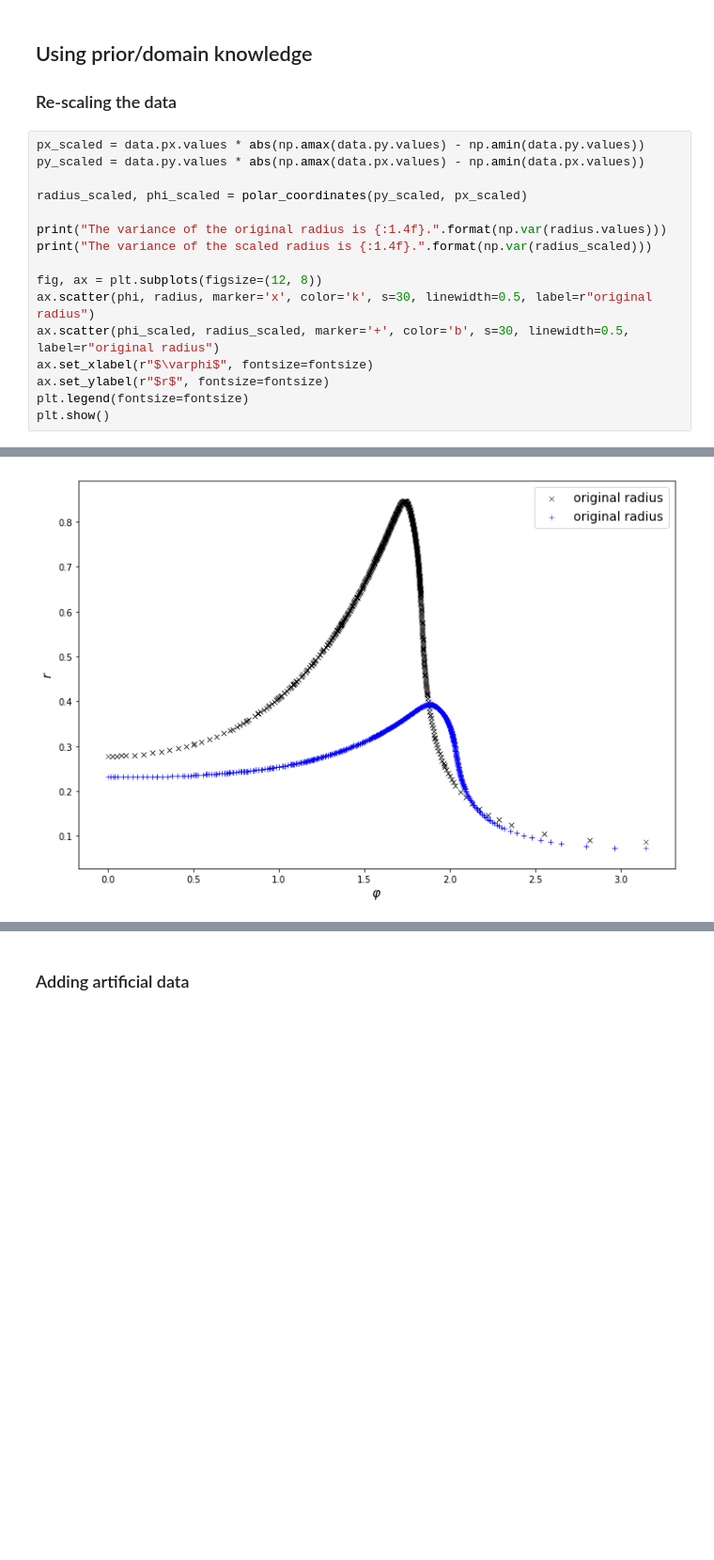
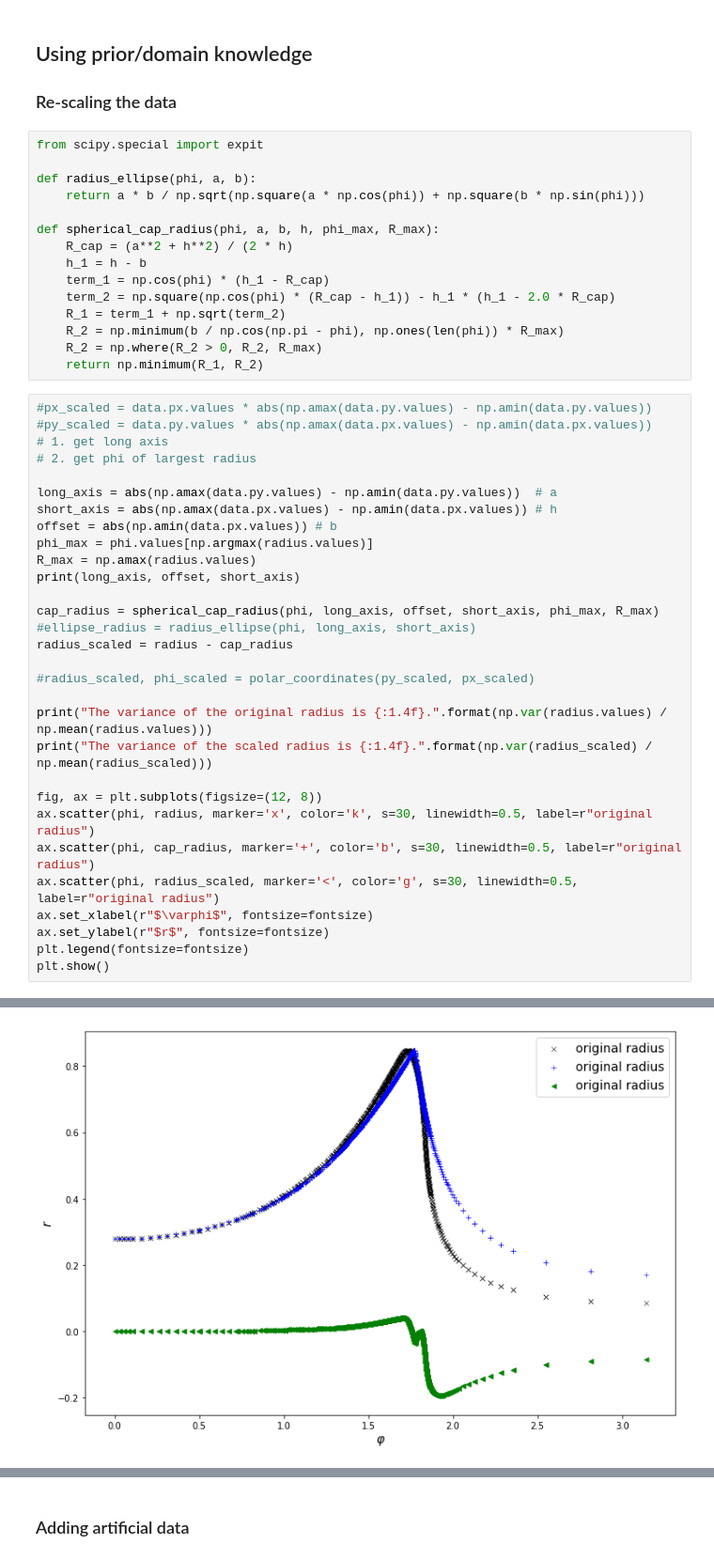
Before and after one commit to AndreWeiner/machine-learning-applied-to-cfd, a Jupyter notebook: notebooks/spherical_cap_shape_approximation.ipynb, the cells around one changed output, grey strips where cells are left out. Shown at 94% size. Saved outputs shown, nothing was run; the diff lists cells and outputs as text; blank space fills up the shorter version.

```diff
--- a/notebooks/spherical_cap_shape_approximation.ipynb
+++ b/notebooks/spherical_cap_shape_approximation.ipynb
@@ -258,18 +262,47 @@ Maximum relative deviation: 98.50% at angle 3.14.
 ## Using prior/domain knowledge<a id="prior_knowledge"></a>
 
 ### Re-scaling the data<a id="rescaling"></a>
+# %%
+from scipy.special import expit
+
+def radius_ellipse(phi, a, b):
+    return a * b / np.sqrt(np.square(a * np.cos(phi)) + np.square(b * np.sin(phi)))
+
+def spherical_cap_radius(phi, a, b, h, phi_max, R_max):
+    R_cap = (a**2 + h**2) / (2 * h)
+    h_1 = h - b
+    term_1 = np.cos(phi) * (h_1 - R_cap)
+    term_2 = np.square(np.cos(phi) * (R_cap - h_1)) - h_1 * (h_1 - 2.0 * R_cap)
+    R_1 = term_1 + np.sqrt(term_2)
+    R_2 = np.minimum(b / np.cos(np.pi - phi), np.ones(len(phi)) * R_max)
+    R_2 = np.where(R_2 > 0, R_2, R_max)
+    return np.minimum(R_1, R_2)
 # %%
-px_scaled = data.px.values * abs(np.amax(data.py.values) - np.amin(data.py.values))
-py_scaled = data.py.values * abs(np.amax(data.px.values) - np.amin(data.px.values))
+#px_scaled = data.px.values * abs(np.amax(data.py.values) - np.amin(data.py.values))
+#py_scaled = data.py.values * abs(np.amax(data.px.values) - np.amin(data.px.values))
+# 1. get long axis
+# 2. get phi of largest radius
 
-radius_scaled, phi_scaled = polar_coordinates(py_scaled, px_scaled)
+long_axis = abs(np.amax(data.py.values) - np.amin(data.py.values))  # a
+short_axis = abs(np.amax(data.px.values) - np.amin(data.px.values)) # h
+offset = abs(np.amin(data.px.values)) # b
+phi_max = phi.values[np.argmax(radius.values)]
+R_max = np.amax(radius.values)
+print(long_axis, offset, short_axis)
 
-print("The variance of the original radius is {:1.4f}.".format(np.var(radius.values)))
-print("The variance of the scaled radius is {:1.4f}.".format(np.var(radius_scaled)))
+cap_radius = spherical_cap_radius(phi, long_axis, offset, short_axis, phi_max, R_max)
+#ellipse_radius = radius_ellipse(phi, long_axis, short_axis)
+radius_scaled = radius - cap_radius
+
+#radius_scaled, phi_scaled = polar_coordinates(py_scaled, px_scaled)
+
+print("The variance of the original radius is {:1.4f}.".format(np.var(radius.values) / np.mean(radius.values)))
+print("The variance of the scaled radius is {:1.4f}.".format(np.var(radius_scaled) / np.mean(radius_scaled)))
 
 fig, ax = plt.subplots(figsize=(12, 8))
 ax.scatter(phi, radius, marker='x', color='k', s=30, linewidth=0.5, label=r"original radius")
-ax.scatter(phi_scaled, radius_scaled, marker='+', color='b', s=30, linewidth=0.5, label=r"original radius")
+ax.scatter(phi, cap_radius, marker='+', color='b', s=30, linewidth=0.5, label=r"original radius")
+ax.scatter(phi, radius_scaled, marker='<', color='g', s=30, linewidth=0.5, label=r"original radius")
 ax.set_xlabel(r"$\varphi$", fontsize=fontsize)
 ax.set_ylabel(r"$r$", fontsize=fontsize)
 plt.legend(fontsize=fontsize)
@@ -280 +314 @@ The variance of the scaled radius is 0.0046.
-[figure, old version]
+[figure, new version]
```
Also changed, not shown: parts of 6 cells of this notebook, 5 other files.
